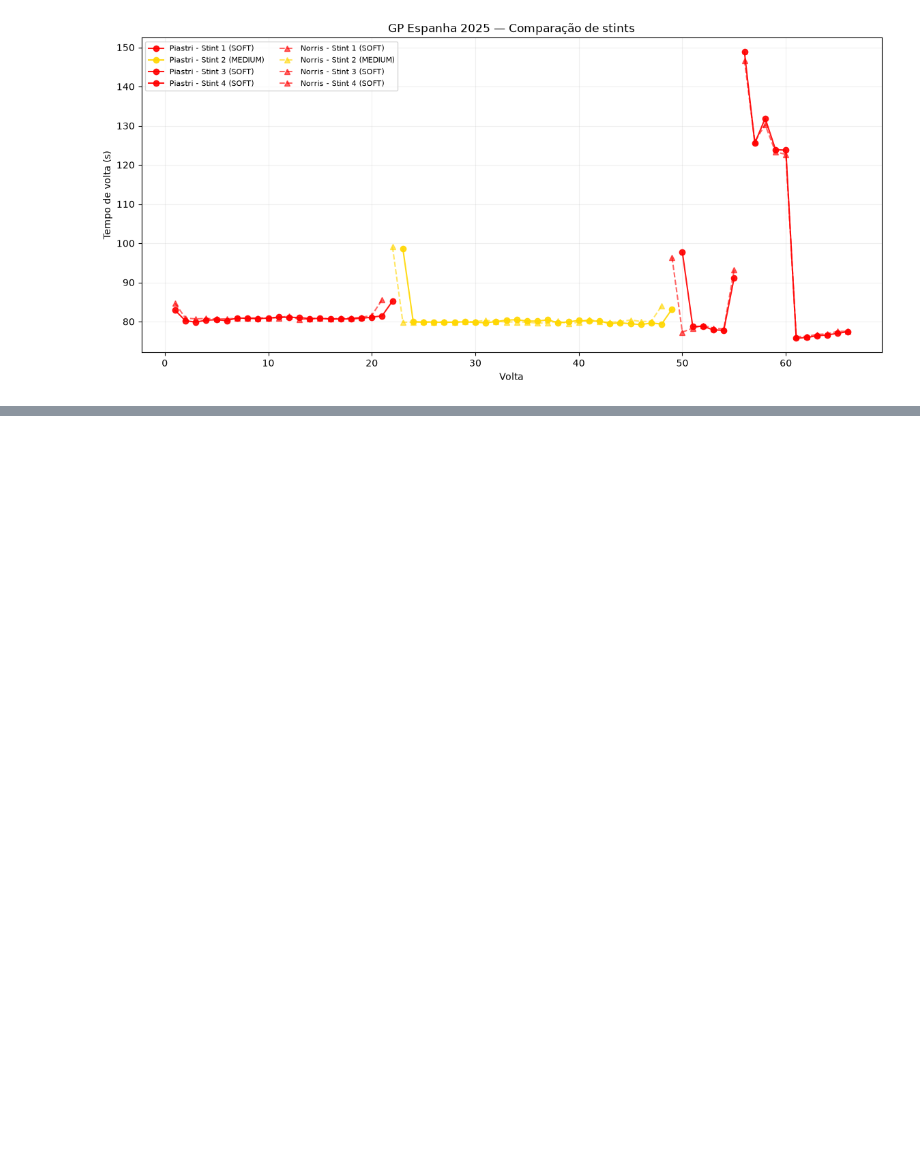
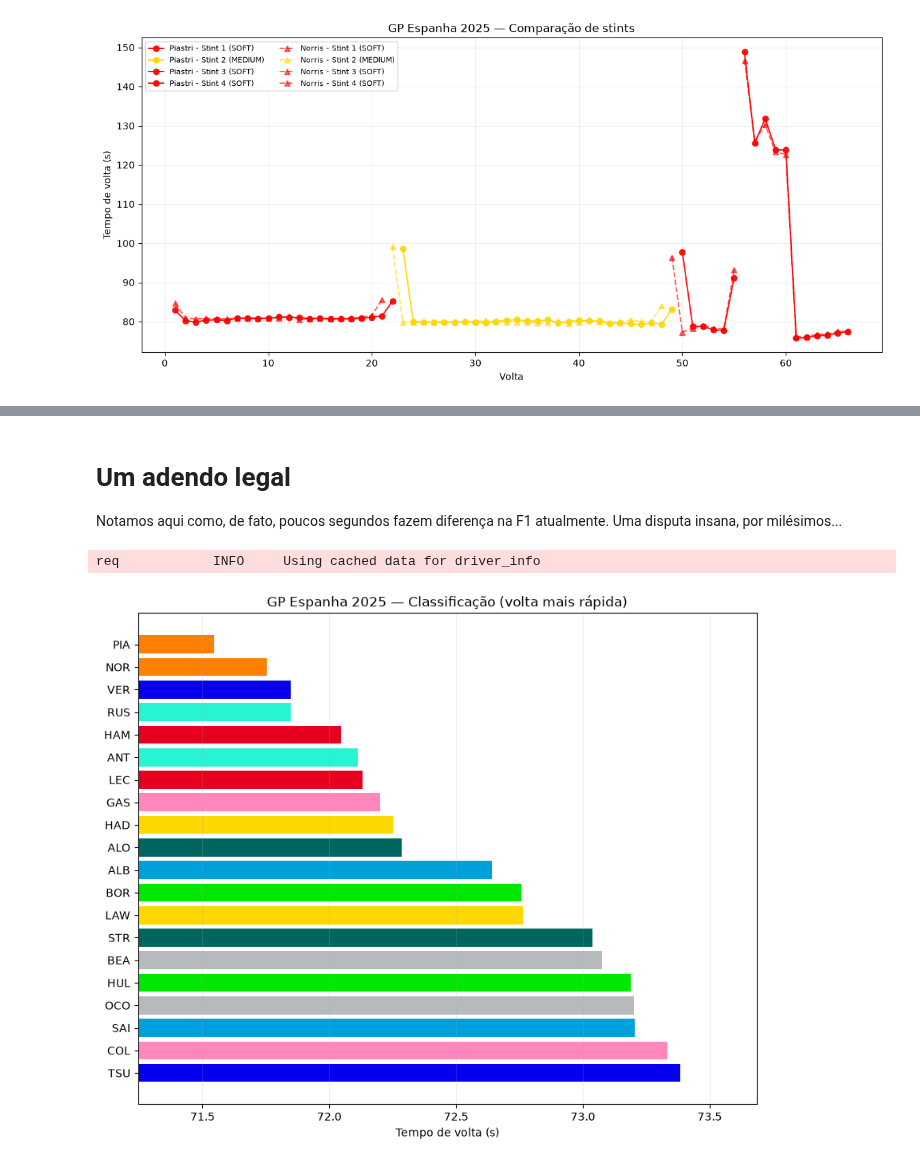
Before and after one commit to Mazzoni-mat-ap/telemetria-f1, a Jupyter notebook: MODULO1.ipynb, the cells around one changed output, grey strips where cells are left out. Cells and saved outputs as stored; diff of their text form; code cells hidden in the pictures; blank space fills up the shorter version.

Commit message:
Adiciona ranking de classificação por sessão com cores de equipe

```diff
--- a/MODULO1.ipynb
+++ b/MODULO1.ipynb
@@ -498,0 +501,8 @@ core           INFO     Finished loading data for 19 drivers: ['81', '4', '16',
+# %%
+session_q = fastf1.get_session(2025, 'Spain', 'Q')
+session_q.load()
+
+# pick_quicklaps() filtra voltas relevantes; depois agrupamos por piloto
+voltas_rapidas = session_q.laps.groupby('Driver')['LapTime'].min().sort_values()
+
+print(voltas_rapidas)
@@ -498,0 +540,21 @@ core           INFO     Finished loading data for 19 drivers: ['81', '4', '16',
+# %% [markdown]
+# Um adendo legal
+ Notamos aqui como, de fato, poucos segundos fazem diferença na F1 atualmente. Uma disputa insana, por milésimos...
+# %%
+cores_equipe = fastf1.plotting.get_driver_color_mapping(session=session_q)
+
+plt.figure(figsize=(10, 8))
+cores_barras = [cores_equipe.get(piloto, 'gray') for piloto in voltas_segundos.index]
+plt.barh(voltas_segundos.index, voltas_segundos.values, color=cores_barras)
+plt.gca().invert_yaxis()
+
+margem = 0.3
+plt.xlim(voltas_segundos.min() - margem, voltas_segundos.max() + margem)
+
+plt.xlabel('Tempo de volta (s)')
+plt.title('GP Espanha 2025 — Classificação (volta mais rápida)')
+plt.grid(alpha=0.2, axis='x')
+plt.show()
+# %% [output]
+req            INFO     Using cached data for driver_info
+[figure, added]
```
Also changed, not shown: parts of 6 cells of this notebook, 1 other file.
